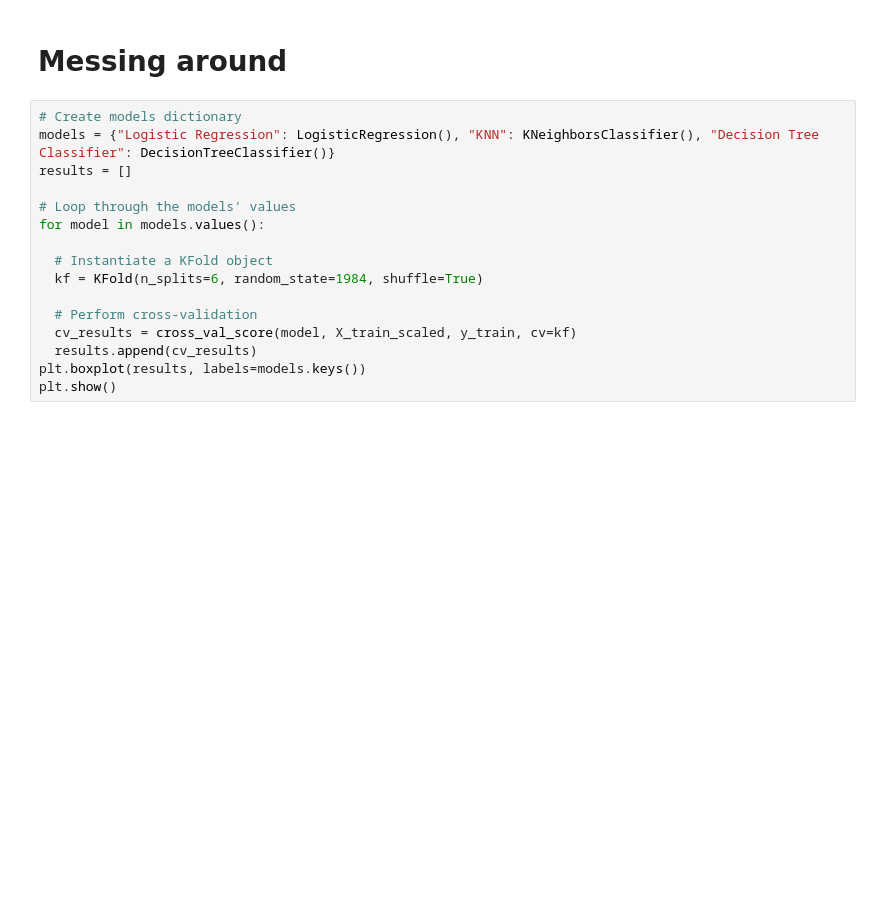
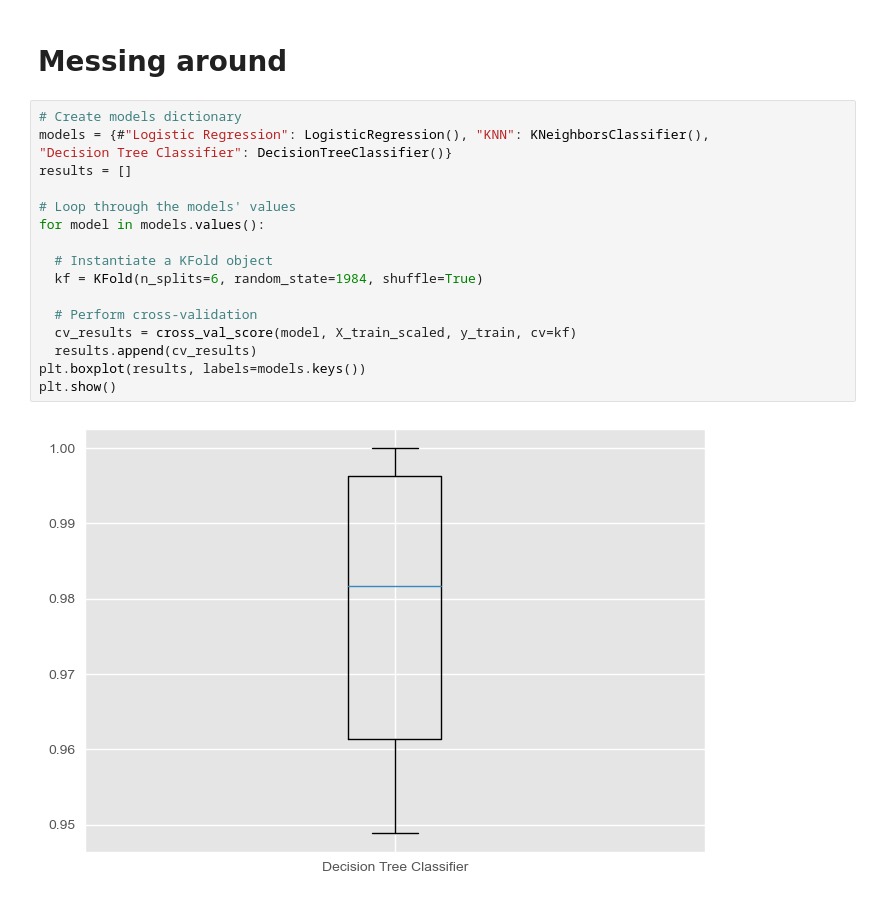
Before and after one commit to Sandokhan/IACEC, a Jupyter notebook: main.ipynb, the cells around one changed output. Cells and saved outputs as stored; diff of their text form; blank space fills up the shorter version.

```diff
--- a/main.ipynb
+++ b/main.ipynb
@@ -320,20 +544,23 @@ plt.show()
 # Messing around
 # %%
 # Create models dictionary
-models = {"Logistic Regression": LogisticRegression(), "KNN": KNeighborsClassifier(), "Decision Tree Classifier": DecisionTreeClassifier()}
+models = {#"Logistic Regression": LogisticRegression(), "KNN": KNeighborsClassifier(),
+"Decision Tree Classifier": DecisionTreeClassifier()}
 results = []
 
 # Loop through the models' values
 for model in models.values():
 
   # Instantiate a KFold object
   kf = KFold(n_splits=6, random_state=1984, shuffle=True)
 
   # Perform cross-validation
   cv_results = cross_val_score(model, X_train_scaled, y_train, cv=kf)
   results.append(cv_results)
 plt.boxplot(results, labels=models.keys())
 plt.show()
+# %% [output]
+[figure, added]
 # %%
 # Test set perfomance
 
```
Also changed, not shown: parts of 42 cells of this notebook.
